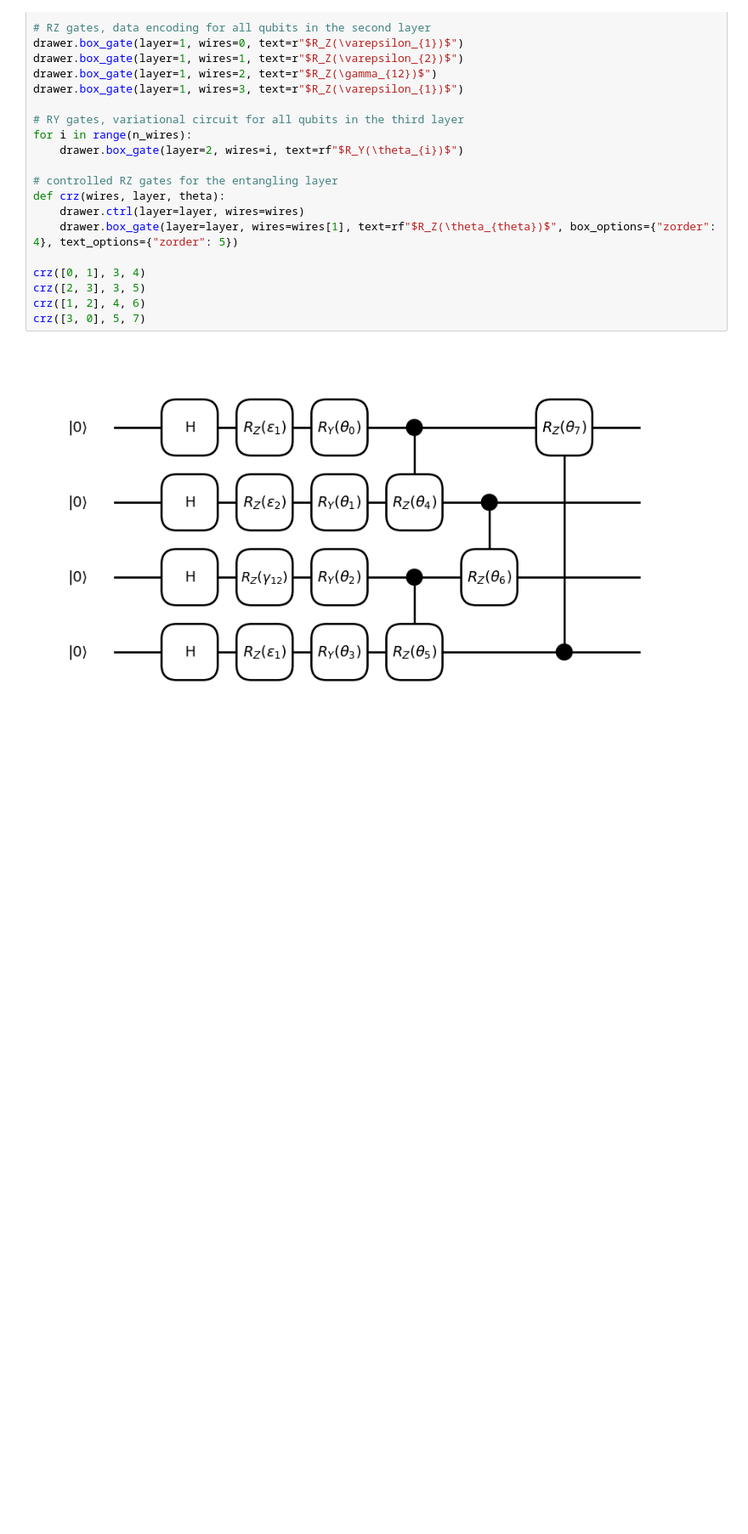
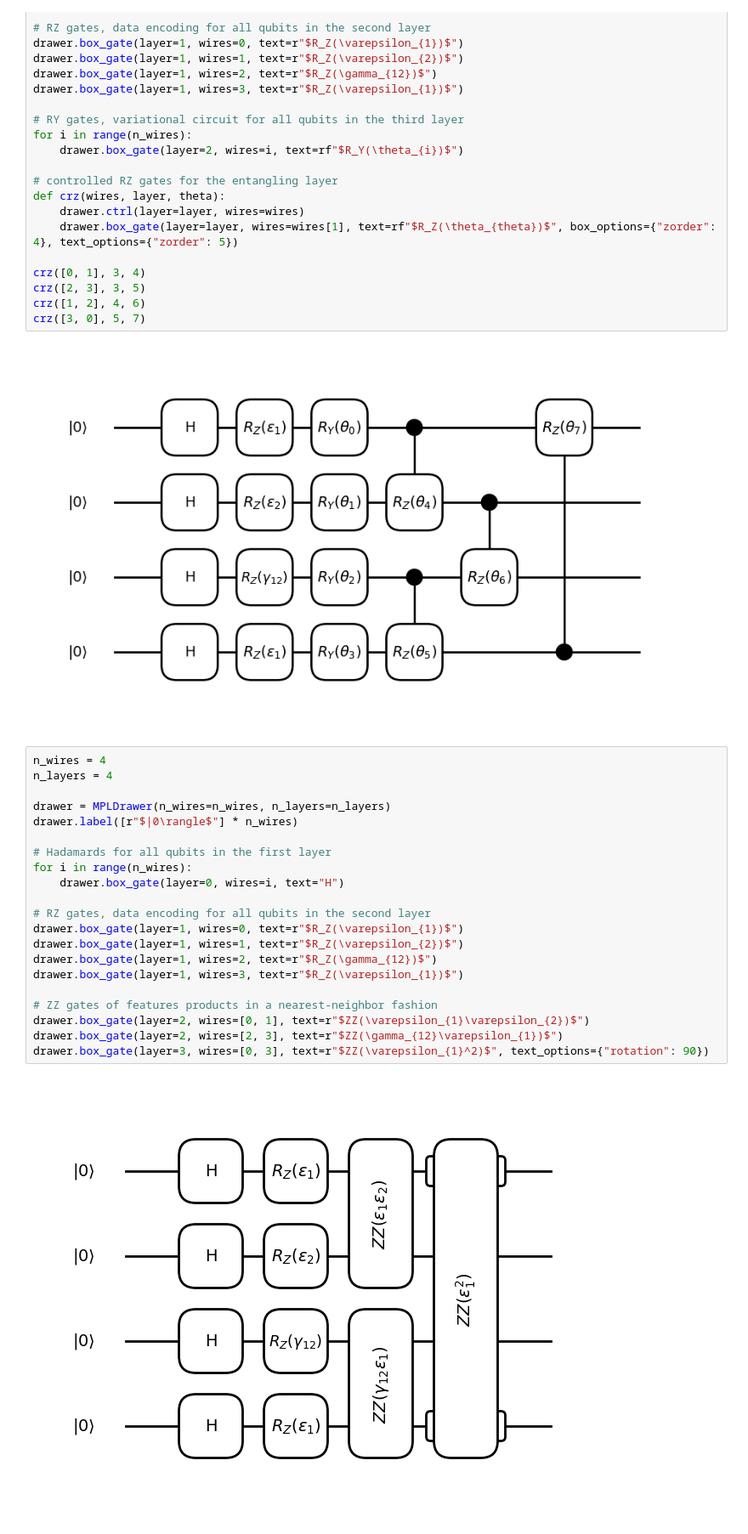
Before and after one commit to debrevitatevitae/oh-comp-kernels, a Jupyter notebook: paper/qc_draw.ipynb, the cells around one changed output. Shown at 85% size. Saved outputs shown, nothing was run; the diff lists cells and outputs as text; blank space fills up the shorter version.

```diff
--- a/paper/qc_draw.ipynb
+++ b/paper/qc_draw.ipynb
@@ -58,3 +58,26 @@ crz([1, 2], 4, 6)
 crz([3, 0], 5, 7)
 # %% [output]
 [figure]
+# %%
+n_wires = 4
+n_layers = 4
+
+drawer = MPLDrawer(n_wires=n_wires, n_layers=n_layers)
+drawer.label([r"$|0\rangle$"] * n_wires)
+
+# Hadamards for all qubits in the first layer
+for i in range(n_wires):
+    drawer.box_gate(layer=0, wires=i, text="H")
+
+# RZ gates, data encoding for all qubits in the second layer
+drawer.box_gate(layer=1, wires=0, text=r"$R_Z(\varepsilon_{1})$")
+drawer.box_gate(layer=1, wires=1, text=r"$R_Z(\varepsilon_{2})$")
+drawer.box_gate(layer=1, wires=2, text=r"$R_Z(\gamma_{12})$")
+drawer.box_gate(layer=1, wires=3, text=r"$R_Z(\varepsilon_{1})$")
+
+# ZZ gates of features products in a nearest-neighbor fashion
+drawer.box_gate(layer=2, wires=[0, 1], text=r"$ZZ(\varepsilon_{1}\varepsilon_{2})$")
+drawer.box_gate(layer=2, wires=[2, 3], text=r"$ZZ(\gamma_{12}\varepsilon_{1})$")
+drawer.box_gate(layer=3, wires=[0, 3], text=r"$ZZ(\varepsilon_{1}^2)$", text_options={"rotation": 90})
+# %% [output]
+[figure, added]
```
